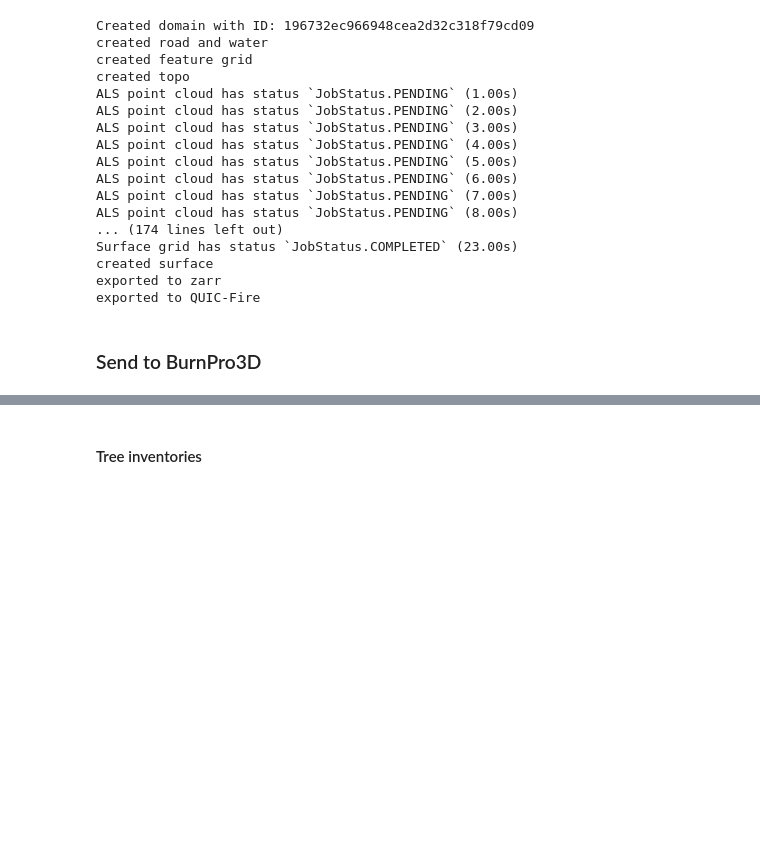
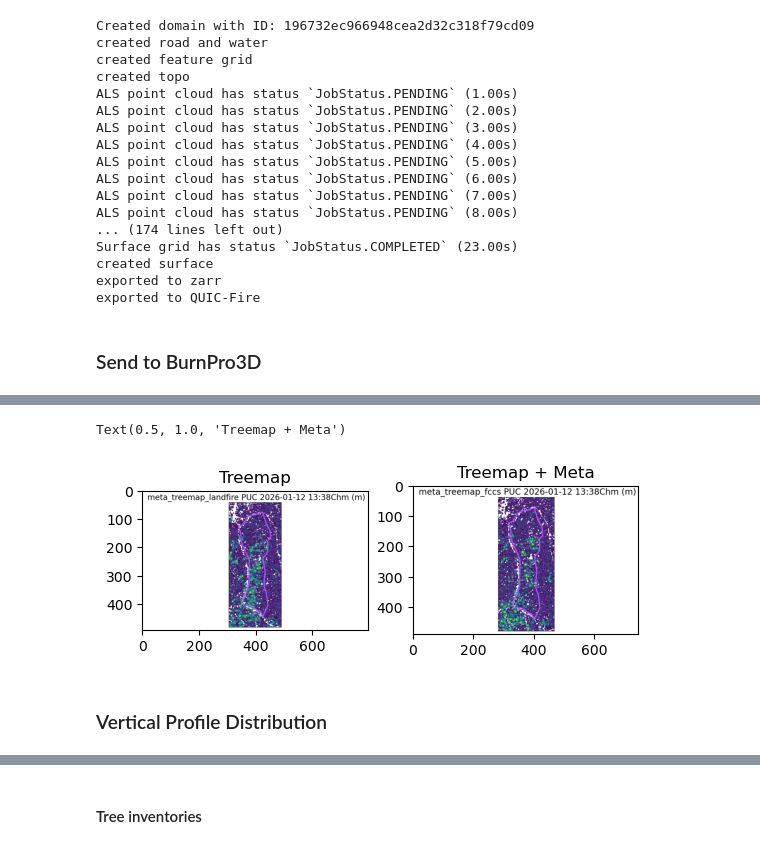
Before and after one commit to BurnPro3D/agu_2025, a Jupyter notebook: workflow_PUC.ipynb, the cells around one changed output, grey strips where cells are left out. Saved outputs shown, nothing was run; the diff lists cells and outputs as text; code cells hidden in the pictures; blank space fills up the shorter version.

```diff
--- a/workflow_PUC.ipynb
+++ b/workflow_PUC.ipynb
@@ -684,0 +745,22 @@ Warning: no explicitly removed fuels.
+# %%
+from datetime import datetime
+date = datetime.today().strftime('%Y-%m-%d %H:%M')
+
+#send to bp3d
+# ensemble_name1 = 'treemap_landfire PUC jan. 12'
+# workflow1 = prep_bp3d(r'workflow_1_treemap_fbfm40.zarr.zip', ensemble_name1, user, password, destination_name = r'fuel-array.zip')
+
+ensemble_name2 = f'meta_treemap_landfire PUC {date}'
+workflow2 = prep_bp3d(r'workflow_2_meta_fbfm40.zarr.zip', ensemble_name2, user, password, destination_name = r'fuel-array.zip')
+
+# ensemble_name3 = 'ALS_landfire PUC jan. 12'
+# workflow3 = prep_bp3d(r'workflow_3_als_fbfm40.zarr.zip', ensemble_name3, user, password, destination_name = r'fuel-array.zip')
+
+ensemble_name4 = f'treemap_fccs PUC {date}'
+workflow4 = prep_bp3d(r'workflow_4_treemap_fccs.zarr.zip', ensemble_name4, user, password, destination_name = r'fuel-array.zip')
+
+ensemble_name5 = f'meta_treemap_fccs PUC {date}'
+workflow5 = prep_bp3d(r'workflow_5_meta_fccs.zarr.zip', ensemble_name5, user, password, destination_name = r'fuel-array.zip')
+
+# ensemble_name6 = 'ALS_fccs PUC jan12'
+# workflow6 = prep_bp3d(r'workflow_6_als_fccs.zarr.zip', ensemble_name6, user, password, destination_name = r'fuel-array.zip')
@@ -684,0 +909,20 @@ Warning: no explicitly removed fuels.
+# %%
+response_a = requests.get(treemap_chm[0])
+response_b = requests.get(treemap_meta_chm[0])
+
+image_a = Image.open(BytesIO(response_a.content))
+image_b = Image.open(BytesIO(response_b.content))
+
+img_A = np.array(image_a)
+img_B = np.array(image_b)
+
+fig, ax = plt.subplots(1,2)
+ax[0].imshow(img_A)
+ax[0].set_title('Treemap')
+ax[1].imshow(img_B)
+ax[1].set_title('Treemap + Meta')
+# %% [output]
+Text(0.5, 1.0, 'Treemap + Meta')
+[figure, added]
+# %% [markdown]
+### Vertical Profile Distribution
```
Also changed, not shown: parts of 36 cells of this notebook.
